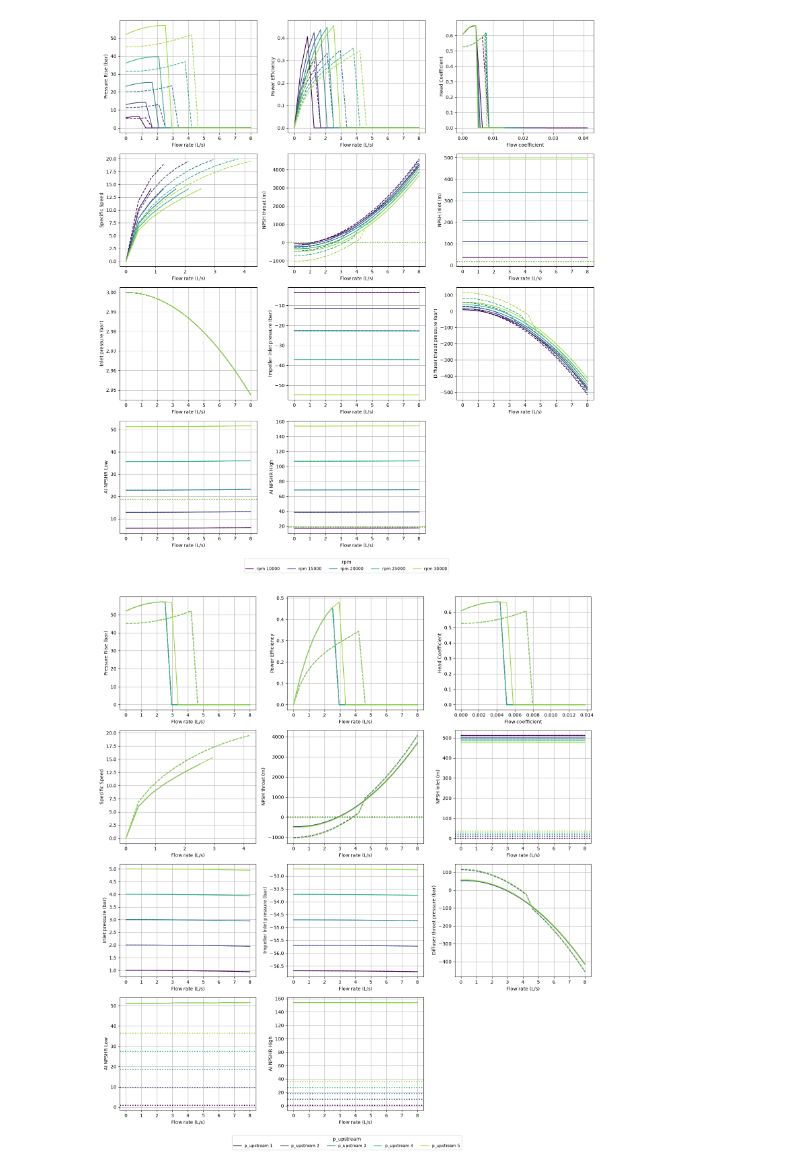
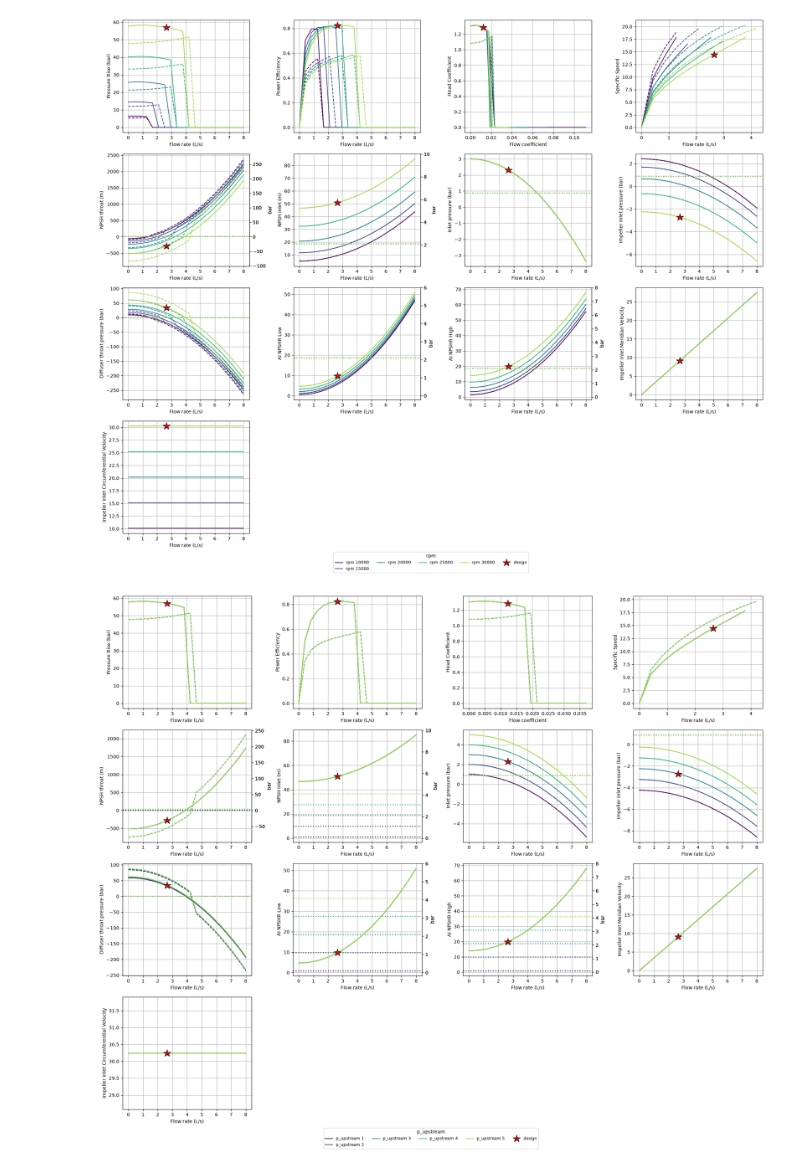
Before and after one commit to LpHiX/otp-sizing, a Jupyter notebook: exploration/inducer_prelim.ipynb, the cells around one changed output. Saved outputs shown, nothing was run; the diff lists cells and outputs as text; code cells hidden in the pictures.

```diff
--- a/exploration/inducer_prelim.ipynb
+++ b/exploration/inducer_prelim.ipynb
@@ -606,7 +604,7 @@ class Panel:
 
 _LINESTYLES = {"lock": "-", "barske": "--", "barske_simple": ":"}
 
-def sweep_plot(pump, panels, Qs, sweep, fixed, methods=("lock",), ncols=3, figsize=None, cmap="viridis"):
+def sweep_plot(pump, panels, Qs, sweep, fixed, methods=("lock",), design=None, ncols=4, figsize=None, cmap="viridis"):
     name, values = sweep
     nrows = -(-len(panels) // ncols)
     fig, axes = plt.subplots(nrows, ncols, figsize=figsize or (5*ncols, 4*nrows))
@@ -632,6 +630,16 @@ def sweep_plot(pump, panels, Qs, sweep, fixed, methods=("lock",), ncols=3, figsi
         if panel.secondary:
             lbl, fwd, inv = panel.secondary
             ax.secondary_yaxis("right", functions=(fwd, inv)).set_ylabel(lbl)
+
+    designs = [] if design is None else (list(design) if isinstance(design, (list, tuple)) else [design])
+    for panel, ax in zip(panels, axs):
+        ax.set_xlabel(panel.xlabel); ax.set_ylabel(panel.ylabel); ax.grid(True)
+        if panel.secondary:
+            lbl, fwd, inv = panel.secondary
+            ax.secondary_yaxis("right", functions=(fwd, inv)).set_ylabel(lbl)
+        for j, d in enumerate(designs):                                    # <-- new
+            ax.plot(panel.x(d), panel.y(d), "*", ms=16, color="red", mec="k",
+                    zorder=5, label="design" if j == 0 else None)
     for ax in list(axs)[len(panels):]:
         ax.set_visible(False)
 
@@ -653,9 +661,10 @@ chamber, injector = size_engine(engine_req, engine_choices, injector_choices, en
 engine = Engine(chamber, injector, propcea, engine_calib)
 engine_perf = engine.point_performance(p_c_bar=50, p_a_bar=1.01325, OF=2)
 ox_pump_req = PumpRequirements.from_engine_perf(engine_perf, "ox")
-ox_pump_choices = PumpChoices(rpm=30000, n_blades=6)
+ox_pump_choices = PumpChoices(rpm=30000, n_blades=6, v_inlet=11)
 ox_pump_geometry = size_pump(ox_pump_req, ox_pump_choices, sizing_method="lock")
 ox_pump = Pump(ox_pump_req, ox_pump_choices, ox_pump_geometry)
+ox_pump_perf = ox_pump.point_performance(propellant=lox, Q=ox_pump_req.Q_req, rpm=ox_pump_choices.rpm, p_upstream=lox.p_tank, T_upstream=lox.t_tank, method="lock")
 
 # _ok = lambda p: p.H_total_real > 0          # hide post-cutoff garbage
 _ok = lambda p: True
@@ -666,45 +675,48 @@ PANELS = [
     Panel("Specific Speed",      "Flow rate (L/s)", lambda p: p.Q*1000,
           lambda p: p.rpm*np.sqrt(p.Q)/p.H_total_real**0.75 if p.H_total_real > 0 else np.nan),
     Panel("NPSH throat (m)",     "Flow rate (L/s)", lambda p: p.Q*1000, lambda p: p.npsh_r_throat,
-          ref=lambda p: p.npsh_a_upstream, mask=_ok),
+          ref=lambda p: p.npsh_a_upstream, mask=_ok, secondary=("bar", lambda x: x * lox.tank_fluid.density * g / 1e5, lambda x: x / (lox.tank_fluid.density * g / 1e5))),
     Panel("NPSH inlet (m)",      "Flow rate (L/s)", lambda p: p.Q*1000, lambda p: p.npsh_r_inlet,
-          ref=lambda p: p.npsh_a_upstream),
-    Panel("Inlet pressure (bar)",          "Flow rate (L/s)", lambda p: p.Q*1000, lambda p: p.p_inlet),
-    Panel("Impeller inlet pressure (bar)", "Flow rate (L/s)", lambda p: p.Q*1000, lambda p: p.p_1),
-    Panel("Diffuser throat pressure (bar)","Flow rate (L/s)", lambda p: p.Q*1000, lambda p: p.p_throat, mask=_ok),
-    Panel("AI NPSHR Low", "Flow rate (L/s)", lambda p: p.Q*1000, lambda p: p.npsh_r_ai_low, ref=lambda p: p.npsh_a_upstream),
-    Panel("AI NPSHR High", "Flow rate (L/s)", lambda p: p.Q*1000, lambda p: p.npsh_r_ai_high, ref=lambda p: p.npsh_a_upstream)
+          ref=lambda p: p.npsh_a_upstream, mask=_ok, secondary=("bar", lambda x: x * lox.tank_fluid.density * g / 1e5, lambda x: x / (lox.tank_fluid.density * g / 1e5))),
+    Panel("Inlet pressure (bar)",          "Flow rate (L/s)", lambda p: p.Q*1000, lambda p: p.p_inlet, ref=lambda p: lox.fluid.with_state(Input.quality(0), Input.temperature(lox.t_tank + K_TO_C)).pressure / 1e5),
+    Panel("Impeller inlet pressure (bar)", "Flow rate (L/s)", lambda p: p.Q*1000, lambda p: p.p_1, ref=lambda p: lox.fluid.with_state(Input.quality(0), Input.temperature(lox.t_tank + K_TO_C)).pressure / 1e5),
+    Panel("Diffuser throat pressure (bar)","Flow rate (L/s)", lambda p: p.Q*1000, lambda p: p.p_throat, mask=_ok, ref=lambda p: lox.fluid.with_state(Input.quality(0), Input.temperature(lox.t_tank + K_TO_C)).pressure / 1e5),
+    Panel("AI NPSHR Low", "Flow rate (L/s)", lambda p: p.Q*1000, lambda p: p.npsh_r_ai_low, ref=lambda p: p.npsh_a_upstream, secondary=("bar", lambda x: x * lox.tank_fluid.density * g / 1e5, lambda x: x / (lox.tank_fluid.density * g / 1e5))),
+    Panel("AI NPSHR High", "Flow rate (L/s)", lambda p: p.Q*1000, lambda p: p.npsh_r_ai_high, ref=lambda p: p.npsh_a_upstream, secondary=("bar", lambda x: x * lox.tank_fluid.density * g / 1e5, lambda x: x / (lox.tank_fluid.density * g / 1e5))),
+    Panel("Impeller Inlet Meridian Velocity", "Flow rate (L/s)", lambda p: p.Q*1000, lambda p: p.w_1),
+    Panel("Impeller Inlet Circumferential Velocity", "Flow rate (L/s)", lambda p: p.Q*1000, lambda p: p.u_1),
 ]
 
 sweep_plot(ox_pump, PANELS, Qs=np.linspace(0, 8e-3, 20),
            sweep=("rpm", [10000, 15000, 20000, 25000, 30000]),
            fixed=dict(propellant=lox, p_upstream=lox.p_tank, T_upstream=lox.t_tank),
-           methods=["lock", "barske"])
+           methods=["lock", "barske"], design=ox_pump_perf)
 
 sweep_plot(ox_pump, PANELS, Qs=np.linspace(0, 8e-3, 20),
            sweep=("p_upstream", [1, 2, 3, 4, 5]),
            fixed=dict(propellant=lox, rpm=30000, T_upstream=lox.t_tank),
-           methods=["lock", "barske"])
+           methods=["lock", "barske"], design=ox_pump_perf)
 
 
-water = Propellant("N/A", FluidsList.Water, t_tank=293.15, p_tank=3)
-water_pump_req = PumpRequirements(water, Q_req=0.0003, H_req=200)
-water_pump_choices = PumpChoices(rpm=20000, n_blades=6)
-water_pump_geometry = size_pump(water_pump_req, water_pump_choices, sizing_method="barske")
-water_pump = Pump(water_pump_req, water_pump_choices, water_pump_geometry)
-water_pump_perf = water_pump.point_performance(propellant=water, Q=water_pump_req.Q_req, rpm=water_pump_choices.rpm, p_upstream=water.p_tank, T_upstream=water.t_tank, method="barske")
+# water = Propellant("N/A", FluidsList.Water, t_tank=293.15, p_tank=3)
+# water_pump_req = PumpRequirements(water, Q_req=0.0003, H_req=200)
+# water_pump_choices = PumpChoices(rpm=20000, n_blades=6)
+# water_pump_geometry = size_pump(water_pump_req, water_pump_choices, sizing_method="barske")
+# water_pump = Pump(water_pump_req, water_pump_choices, water_pump_geometry)
+# water_pump_perf = water_pump.point_performance(propellant=water, Q=water_pump_req.Q_req, rpm=water_pump_choices.rpm, p_upstream=water.p_tank, T_upstream=water.t_tank, method="barske")
 
-rpms = [3488, 4747, 5608, 6640, 7482]
-colors = plt.cm.viridis(np.linspace(0, 1, len(rpms)))
-Qs = np.linspace(0, 0.0003, 20)
+# rpms = [3488, 4747, 5608, 6640, 7482]
+# colors = plt.cm.viridis(np.linspace(0, 1, len(rpms)))
+# Qs = np.linspace(0, 0.0003, 20)
 
-sweep_plot(water_pump, PANELS, Qs=Qs,
-           sweep=("rpm", rpms), fixed=dict(propellant=water, p_upstream=water.p_tank, T_upstream=water.t_tank),
-           methods=["lock", "barske"], ncols=3, figsize=(15, 12))
+# sweep_plot(water_pump, PANELS, Qs=Qs,
+#            sweep=("rpm", rpms), fixed=dict(propellant=water, p_upstream=water.p_tank, T_upstream=water.t_tank),
+#            methods=["lock", "barske"], ncols=3, figsize=(15, 12))
 
-sweep_plot(water_pump, PANELS, Qs=Qs,
-           sweep=("p_upstream", [0.1, 1, 2, 3, 4, 5]), fixed=dict(propellant=water, rpm=20000, T_upstream=water.t_tank),
-           methods=["lock", "barske"], ncols=3, figsize=(15, 12))
+# sweep_plot(water_pump, PANELS, Qs=Qs,
+#            sweep=("p_upstream", [0.1, 1, 2, 3, 4, 5]), fixed=dict(propellant=water, rpm=20000, T_upstream=water.t_tank),
+#            methods=["lock", "barske"], ncols=3, figsize=(15, 12))
 
-print("Done")
+print(ox_pump_geometry)
+print(ox_pump_perf)
 # %% [output]
@@ -712,2 +740,2 @@ Done
-[figure, old version]
+[figure, new version]
-[figure, old version]
+[figure, new version]
```
Also changed, not shown: parts of 3 cells of this notebook.
